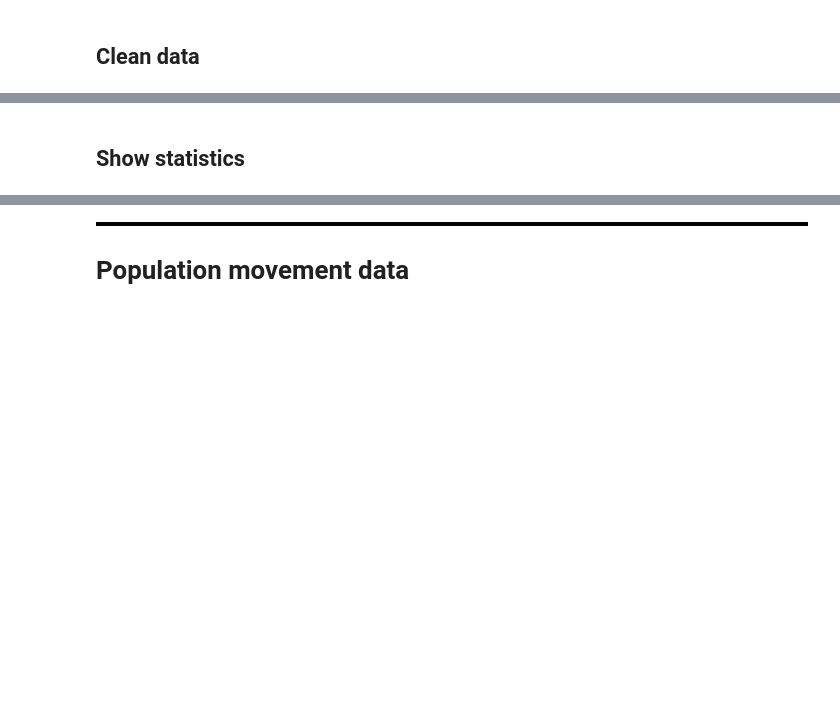
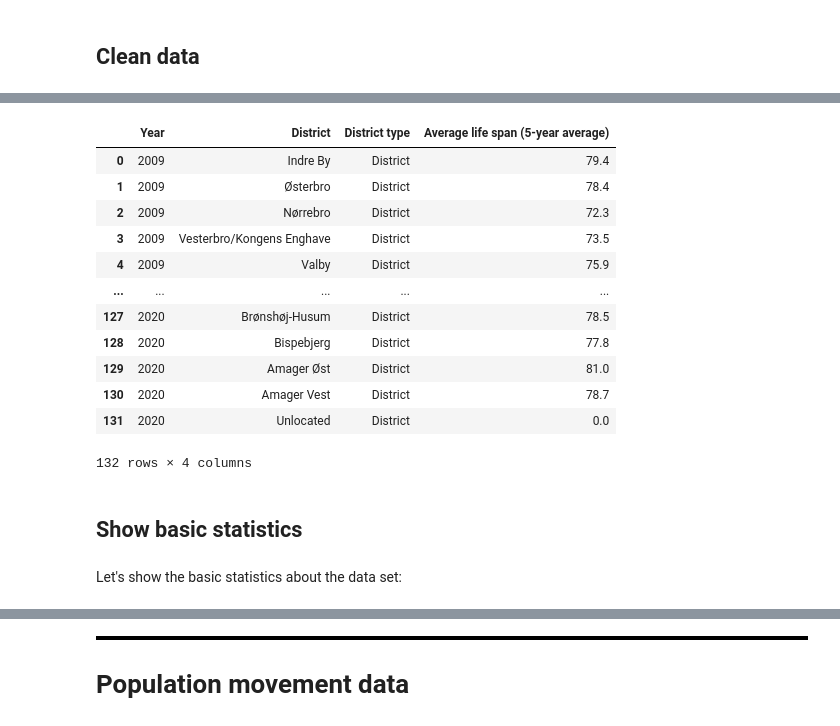
Before and after one commit to wojciechdk/social_data_analysis_and_visualization_final_project, a Jupyter notebook: data_loading_and_cleaning.ipynb, the cells around one changed output, grey strips where cells are left out. Saved outputs shown, nothing was run; the diff lists cells and outputs as text; code cells hidden in the pictures; blank space fills up the shorter version.

```diff
--- a/data_loading_and_cleaning.ipynb
+++ b/data_loading_and_cleaning.ipynb
@@ -509,21 +771,33 @@ display(df_life_span_raw)
 # %%
 # Add district type and clean the district and time data.
 df_life_span = clean_cph_dataframe(df_life_span_raw,
-                                   value_name='Average life span',
+                                   value_name='Average life span (5-year average)',
                                    df_name='Life span')
 
 # Ensure correct data types.
 columns_int = ['Year']
 columns_str = ['District', 'District type']
 df_life_span = set_data_types(df_life_span, columns_int, columns_str)
 
-# Save the clean data.
-df_life_span.to_pickle(path_data_clean_root /
-                       'cph_life_span.pkl')
-
 # Show the dataframe.
 display(df_life_span)
+# %% [output]
+|  | Year | District | District type | Average life span (5-year average) |
+| 0 | 2009 | Indre By | District | 79.4 |
+| 1 | 2009 | Østerbro | District | 78.4 |
+| 2 | 2009 | Nørrebro | District | 72.3 |
+| 3 | 2009 | Vesterbro/Kongens Enghave | District | 73.5 |
+| 4 | 2009 | Valby | District | 75.9 |
+| ... | ... | ... | ... | ... |
+| 127 | 2020 | Brønshøj-Husum | District | 78.5 |
+| 128 | 2020 | Bispebjerg | District | 77.8 |
+| 129 | 2020 | Amager Øst | District | 81.0 |
+| 130 | 2020 | Amager Vest | District | 78.7 |
+| 131 | 2020 | Unlocated | District | 0.0 |
+132 rows × 4 columns
 # %% [markdown]
-## Show statistics
+## Show basic statistics
+# %% [markdown]
+Let's show the basic statistics about the data set:
 # %%
 show_stats(df_life_span)
```
Also changed, not shown: parts of 86 cells of this notebook, 6 other files.
